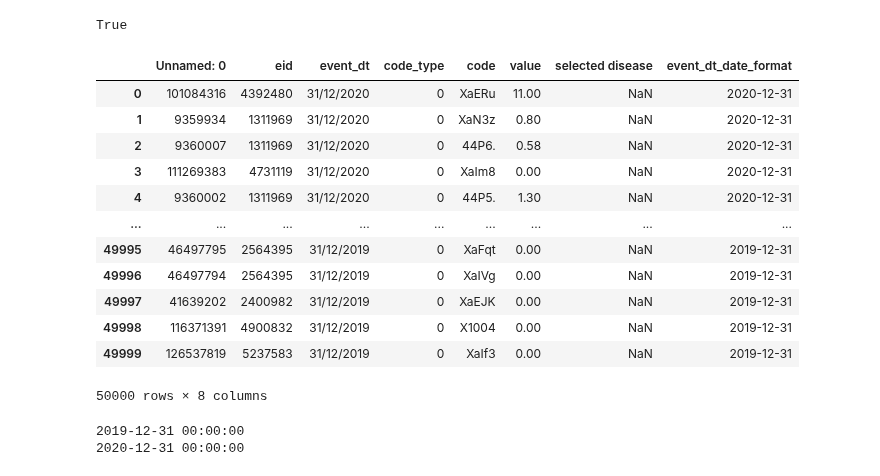
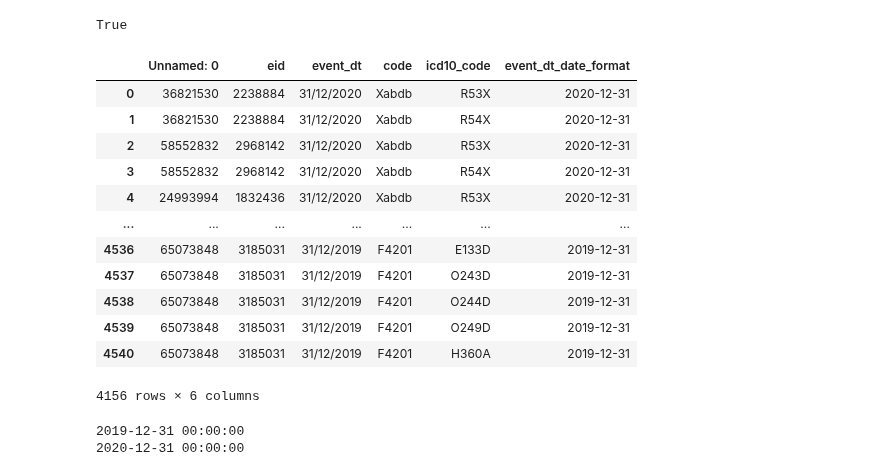
Before and after one commit to MonicaMueller/big-data-final-project, a Jupyter notebook: Project_vaccine_comorbidities.ipynb, the cells around one changed output. Cells and saved outputs as stored; diff of their text form; code cells hidden in the pictures.

Commit message:
harmonized code: clinical_ic10 used in vaccine-timing part too

```diff
--- a/Project_vaccine_comorbidities.ipynb
+++ b/Project_vaccine_comorbidities.ipynb
@@ -132,6 +132,6 @@ GPic10_red.head()
 | 3 | 1232. | Z831 |
 | 4 | 1233. | Z831 |
 # %%
-clinical_ic10 = pd.merge(clinical, GPic10_1, how='inner', on='code')
+clinical_ic10 = pd.merge(clinical, GPic10_red, how='inner', on='code')
 clinical_ic10
 # %% [output]
@@ -335,23 +340,23 @@ example_date_new > example_date_2_new # 2020 > 2019 --> True
 True
 # %%
 # convert entire dataframe column in datetime format
-clinical_copy = clinical # just to not mess up the clinical dataset
+clinical_copy = clinical_ic10 # just to not mess up the clinical dataset
 clinical_copy['event_dt_date_format'] = pd.to_datetime(clinical_copy['event_dt'])
 clinical_copy
 # %% [output]
-|  | Unnamed: 0 | eid | event_dt | code_type | code | value | selected disease | event_dt_date_format |
-| 0 | 101084316 | 4392480 | 31/12/2020 | 0 | XaERu | 11.00 | NaN | 2020-12-31 |
-| 1 | 9359934 | 1311969 | 31/12/2020 | 0 | XaN3z | 0.80 | NaN | 2020-12-31 |
-| 2 | 9360007 | 1311969 | 31/12/2020 | 0 | 44P6. | 0.58 | NaN | 2020-12-31 |
-| 3 | 111269383 | 4731119 | 31/12/2020 | 0 | XaIm8 | 0.00 | NaN | 2020-12-31 |
-| 4 | 9360002 | 1311969 | 31/12/2020 | 0 | 44P5. | 1.30 | NaN | 2020-12-31 |
-| ... | ... | ... | ... | ... | ... | ... | ... | ... |
-| 49995 | 46497795 | 2564395 | 31/12/2019 | 0 | XaFqt | 0.00 | NaN | 2019-12-31 |
-| 49996 | 46497794 | 2564395 | 31/12/2019 | 0 | XaIVg | 0.00 | NaN | 2019-12-31 |
-| 49997 | 41639202 | 2400982 | 31/12/2019 | 0 | XaEJK | 0.00 | NaN | 2019-12-31 |
-| 49998 | 116371391 | 4900832 | 31/12/2019 | 0 | X1004 | 0.00 | NaN | 2019-12-31 |
-| 49999 | 126537819 | 5237583 | 31/12/2019 | 0 | XaIf3 | 0.00 | NaN | 2019-12-31 |
+|  | Unnamed: 0 | eid | event_dt | code | icd10_code | event_dt_date_format |
+| 0 | 36821530 | 2238884 | 31/12/2020 | Xabdb | R53X | 2020-12-31 |
+| 1 | 36821530 | 2238884 | 31/12/2020 | Xabdb | R54X | 2020-12-31 |
+| 2 | 58552832 | 2968142 | 31/12/2020 | Xabdb | R53X | 2020-12-31 |
+| 3 | 58552832 | 2968142 | 31/12/2020 | Xabdb | R54X | 2020-12-31 |
+| 4 | 24993994 | 1832436 | 31/12/2020 | Xabdb | R53X | 2020-12-31 |
+| ... | ... | ... | ... | ... | ... | ... |
+| 4536 | 65073848 | 3185031 | 31/12/2019 | F4201 | E133D | 2019-12-31 |
+| 4537 | 65073848 | 3185031 | 31/12/2019 | F4201 | O243D | 2019-12-31 |
+| 4538 | 65073848 | 3185031 | 31/12/2019 | F4201 | O244D | 2019-12-31 |
+| 4539 | 65073848 | 3185031 | 31/12/2019 | F4201 | O249D | 2019-12-31 |
+| 4540 | 65073848 | 3185031 | 31/12/2019 | F4201 | H360A | 2019-12-31 |
-50000 rows × 8 columns
+4156 rows × 6 columns
 # %%
 #compare 2 dates (first row and last row) from the new column
 
```
Also changed, not shown: parts of 13 cells of this notebook.
